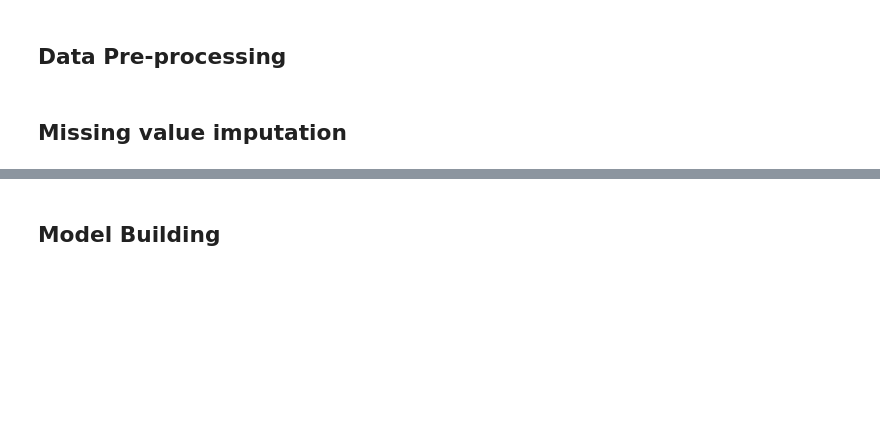
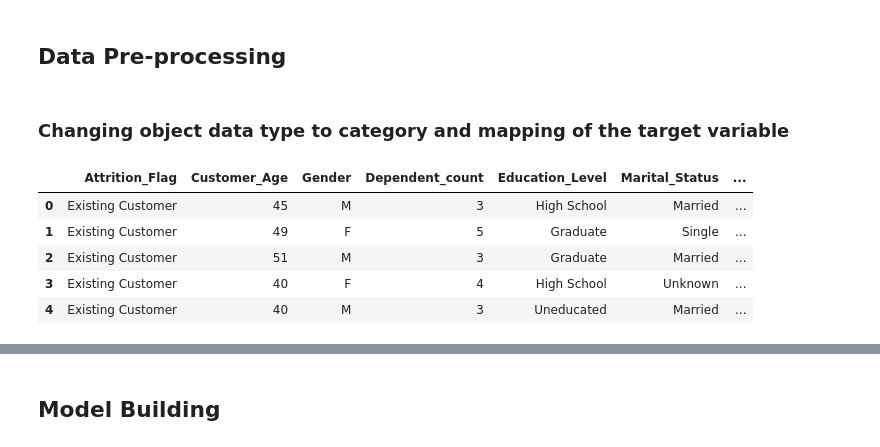
Before and after one commit to sheikhomer/CreditCardChurnPrediction, a Jupyter notebook: AML_Project_LearnerNotebook_FullCode.ipynb, the cells around one changed output, grey strips where cells are left out. Cells and saved outputs as stored; diff of their text form; code cells hidden in the pictures; blank space fills up the shorter version.

```diff
--- a/AML_Project_LearnerNotebook_FullCode.ipynb
+++ b/AML_Project_LearnerNotebook_FullCode.ipynb
@@ -775,4 +846,16 @@ Card_Category has no effect on Attrition_Flag as the p_value (0.525) > 0.05
 # %% [markdown]
 ## Data Pre-processing
-# %% [markdown]
-## Missing value imputation
+# %% [markdown]
+### Changing object data type to category and mapping of the target variable
+# %%
+# converts object type to category
+for col in data.select_dtypes(include='object').columns.to_list():
+  data[col] = data[col].astype('category')
+data.head()
+# %% [output]
+|  | Attrition_Flag | Customer_Age | Gender | Dependent_count | Education_Level | Marital_Status | ... |
+| 0 | Existing Customer | 45 | M | 3 | High School | Married | ... |
+| 1 | Existing Customer | 49 | F | 5 | Graduate | Single | ... |
+| 2 | Existing Customer | 51 | M | 3 | Graduate | Married | ... |
+| 3 | Existing Customer | 40 | F | 4 | High School | Unknown | ... |
+| 4 | Existing Customer | 40 | M | 3 | Uneducated | Married | ... |
```
Also changed, not shown: parts of 30 cells of this notebook.
